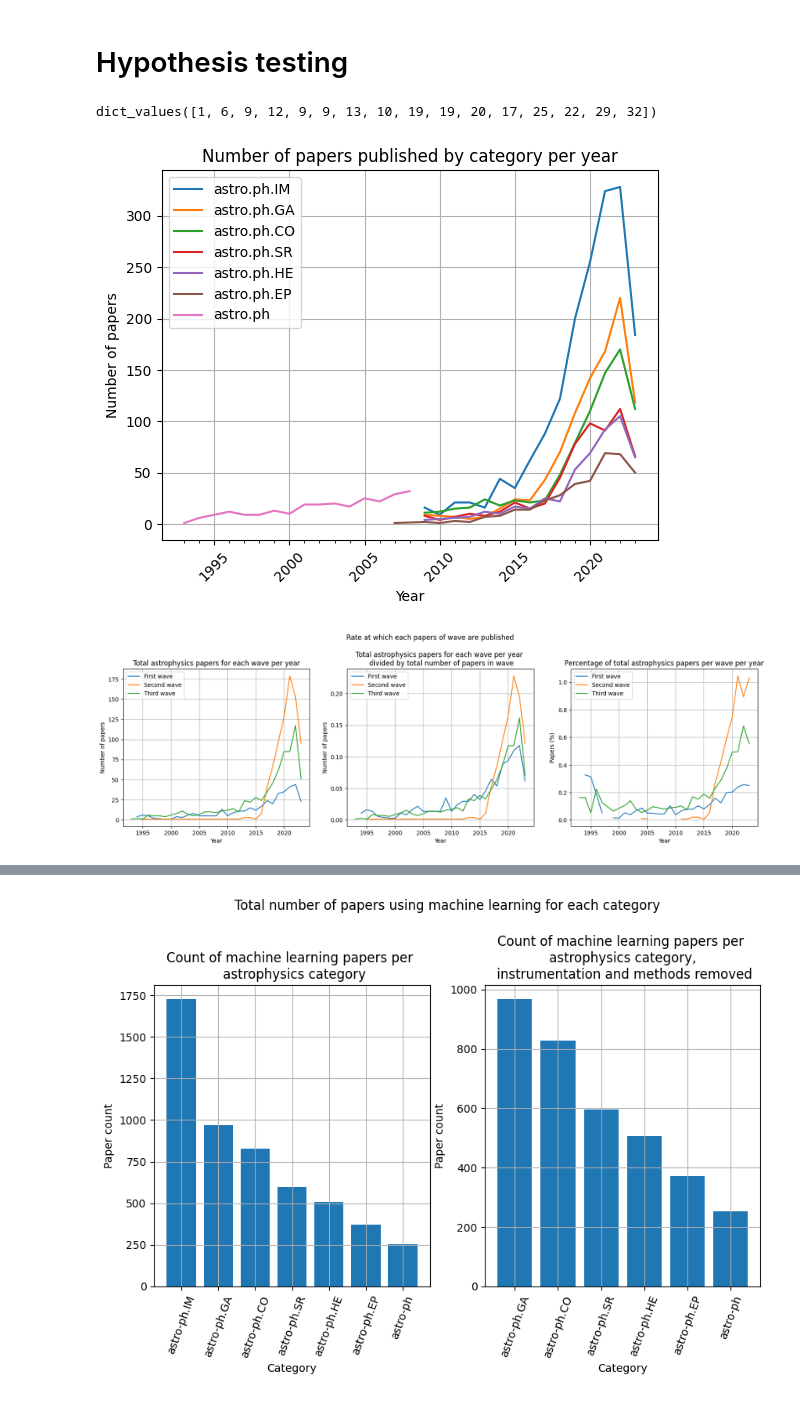
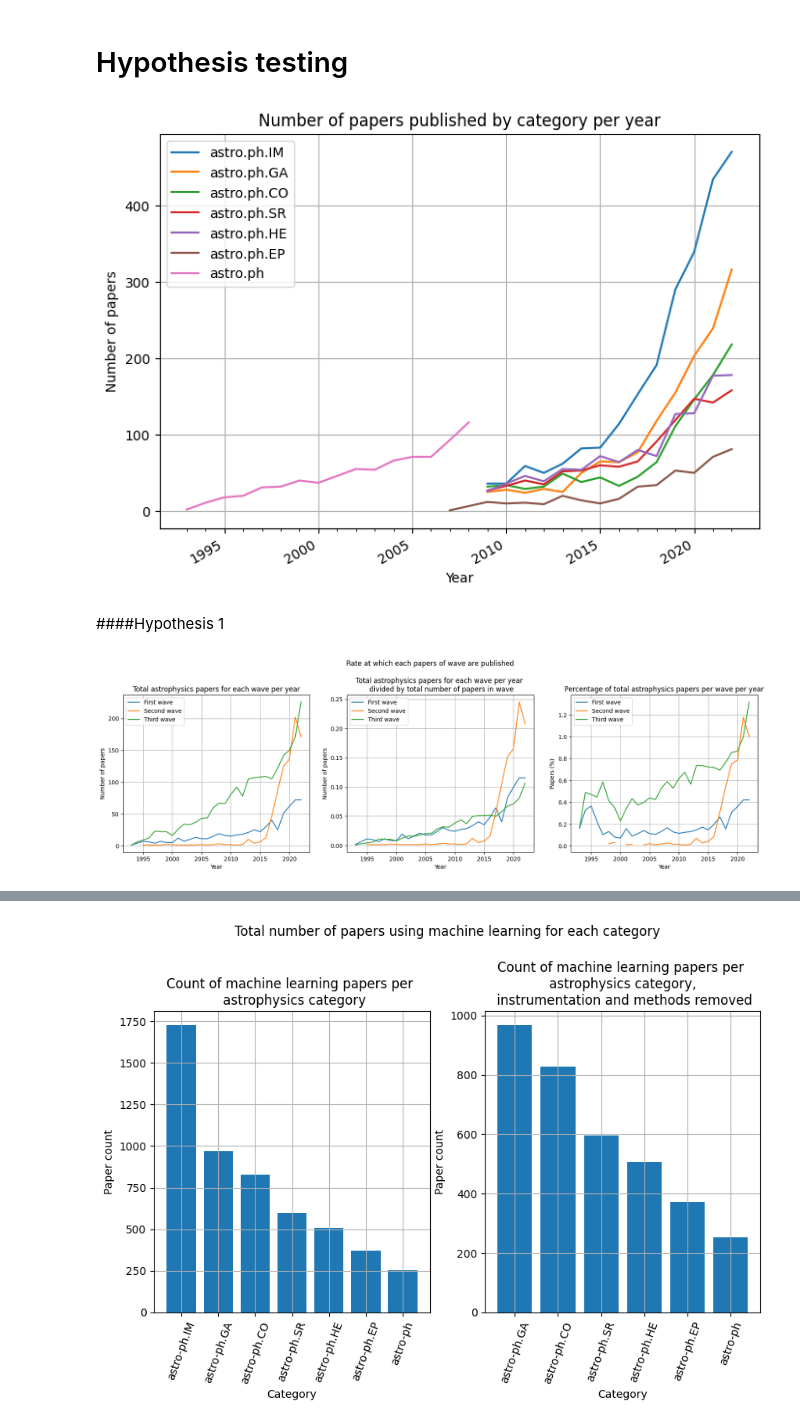
Before and after one commit to TomGervers/arXiv_astro_ML, a Jupyter notebook: arXiv_exploration.ipynb, the cells around one changed output, grey strips where cells are left out. Cells and saved outputs as stored; diff of their text form; code cells hidden in the pictures.

```diff
--- a/arXiv_exploration.ipynb
+++ b/arXiv_exploration.ipynb
@@ -349,4 +374,11 @@ years.sort()
+# %%
+svm_full_df = pd.read_csv('svm_full_df.csv',index_col=0, converters={'categories_list': literal_eval, 'clean_authors': literal_eval}, parse_dates=['created_datetime'])
+# %%
+svm_full_22_df = svm_full_df.loc[svm_full_df['year'] != 2023]
 # %%
+years = svm_full_22_df.year.unique()
+years.sort()
+
 im_dict = {}
 ga_dict = {}
 co_dict = {}
@@ -356,7 +388,7 @@ ep_dict = {}
 ph_dict = {}
 
 for j in years:
-    temp_df = test_df.loc[test_df['year'] == j]
+    temp_df = (svm_full_22_df.loc[svm_full_22_df['year'] == j]).explode('categories_list')
     for i in temp_df.categories_list:
         if i == 'astro-ph.IM':
             im_dict.setdefault(j, 0)
@@ -379,53 +411,56 @@ for j in years:
         elif i == 'astro-ph':
             ph_dict.setdefault(j, 0)
             ph_dict[j] += 1
+temp_df = ''
-# %%
-ph_dict.values()
-# %% [output]
-dict_values([1, 6, 9, 12, 9, 9, 13, 10, 19, 19, 20, 17, 25, 22, 29, 32])
 # %%
-plt.plot(im_dict.keys(), im_dict.values(), label='astro.ph.IM')
-plt.plot(ga_dict.keys(), ga_dict.values(), label='astro.ph.GA')
-plt.plot(co_dict.keys(), co_dict.values(), label='astro.ph.CO')
-plt.plot(sr_dict.keys(), sr_dict.values(), label='astro.ph.SR')
-plt.plot(he_dict.keys(), he_dict.values(), label='astro.ph.HE')
-plt.plot(ep_dict.keys(), ep_dict.values(), label='astro.ph.EP')
-plt.plot(ph_dict.keys(), ph_dict.values(), label='astro.ph')
-plt.xticks(rotation = 45)
-plt.xticks(years, minor=True)
+fig, ax = plt.subplots(figsize=(8, 6))
+ax.plot(im_dict.keys(), im_dict.values(), label='astro.ph.IM')
+ax.plot(ga_dict.keys(), ga_dict.values(), label='astro.ph.GA')
+ax.plot(co_dict.keys(), co_dict.values(), label='astro.ph.CO')
+ax.plot(sr_dict.keys(), sr_dict.values(), label='astro.ph.SR')
+ax.plot(he_dict.keys(), he_dict.values(), label='astro.ph.HE')
+ax.plot(ep_dict.keys(), ep_dict.values(), label='astro.ph.EP')
+ax.plot(ph_dict.keys(), ph_dict.values(), label='astro.ph')
+
+ax.set_xticks(years, minor=True)
 
 plt.title('Number of papers published by category per year')
 plt.xlabel('Year')
 plt.ylabel('Number of papers')
 
 plt.legend()
 plt.grid()
+fig.autofmt_xdate()
 plt.show()
 # %% [output]
-[figure, old version]
+[figure, new version]
+# %% [markdown]
+####Hypothesis 1
 # %%
 fig, axs = plt.subplots(1, 3, figsize = (20,5))
-axs[0].plot(wave1_df['year'].value_counts().sort_index(), label = 'First wave')
-axs[0].plot(wave2_df['year'].value_counts().sort_index(), label = 'Second wave')
-axs[0].plot(wave3_df['year'].value_counts().sort_index(), label = 'Third wave')
+
+axs[0].plot(svm_full_22_df.loc[svm_full_22_df['predicted'] == 'Wave1'].year.value_counts().sort_index(), label = 'First wave')
+axs[0].plot(svm_full_22_df.loc[svm_full_22_df['predicted'] == 'Wave2'].year.value_counts().sort_index(), label = 'Second wave')
+axs[0].plot(svm_full_22_df.loc[svm_full_22_df['predicted'] == 'Wave3'].year.value_counts().sort_index(), label = 'Third wave')
 axs[0].legend()
 axs[0].set_xlabel('Year')
 axs[0].set_ylabel('Number of papers')
 axs[0].set_title('Total astrophysics papers for each wave per year')
 axs[0].grid()
 
-axs[1].plot(wave1_df['year'].value_counts().sort_index()/wave1_df['year'].count(), label = 'First wave')
-axs[1].plot(wave2_df['year'].value_counts().sort_index()/wave2_df['year'].count(), label = 'Second wave')
-axs[1].plot(wave3_df['year'].value_counts().sort_index()/wave3_df['year'].count(), label = 'Third wave')
+axs[1].plot(svm_full_22_df.loc[svm_full_22_df['predicted'] == 'Wave1'].year.value_counts().sort_index()/len(svm_full_22_df.loc[svm_full_22_df['predicted'] == 'Wave1']), label = 'First wave')
+axs[1].plot(svm_full_22_df.loc[svm_full_22_df['predicted'] == 'Wave2'].year.value_counts().sort_index()/len(svm_full_22_df.loc[svm_full_22_df['predicted'] == 'Wave2']), label = 'Second wave')
+axs[1].plot(svm_full_22_df.loc[svm_full_22_df['predicted'] == 'Wave3'].year.value_counts().sort_index()/len(svm_full_22_df.loc[svm_full_22_df['predicted'] == 'Wave3']), label = 'Third wave')
 axs[1].legend()
 axs[1].set_xlabel('Year')
 axs[1].set_ylabel('Number of papers')
 axs[1].set_title('Total astrophysics papers for each wave per year \n divided by total number of papers in wave')
 axs[1].grid()
 
-axs[2].plot((wave1_df['year'].value_counts().sort_index()/papers_df['year'].value_counts().sort_index())*100, label = 'First wave')
-axs[2].plot((wave2_df['year'].value_counts().sort_index()/papers_df['year'].value_counts().sort_index())*100, label = 'Second wave')
-axs[2].plot((wave3_df['year'].value_counts().sort_index()/papers_df['year'].value_counts().sort_index())*100, label = 'Third wave')
+
+axs[2].plot((svm_full_22_df.loc[svm_full_22_df['predicted'] == 'Wave1'].year.value_counts().sort_index()/papers_df['year'].value_counts().sort_index())*100, label = 'First wave')
+axs[2].plot((svm_full_22_df.loc[svm_full_22_df['predicted'] == 'Wave2'].year.value_counts().sort_index()/papers_df['year'].value_counts().sort_index())*100, label = 'Second wave')
+axs[2].plot((svm_full_22_df.loc[svm_full_22_df['predicted'] == 'Wave3'].year.value_counts().sort_index()/papers_df['year'].value_counts().sort_index())*100, label = 'Third wave')
 axs[2].legend()
 axs[2].set_xlabel('Year')
 axs[2].set_ylabel('Papers (%)')
@@ -436,4 +471,4 @@ fig.suptitle('Rate at which each papers of wave are published', y=1.05)
 
 plt.show()
 # %% [output]
-[figure, old version]
+[figure, new version]
```
Also changed, not shown: parts of 66 cells of this notebook.
